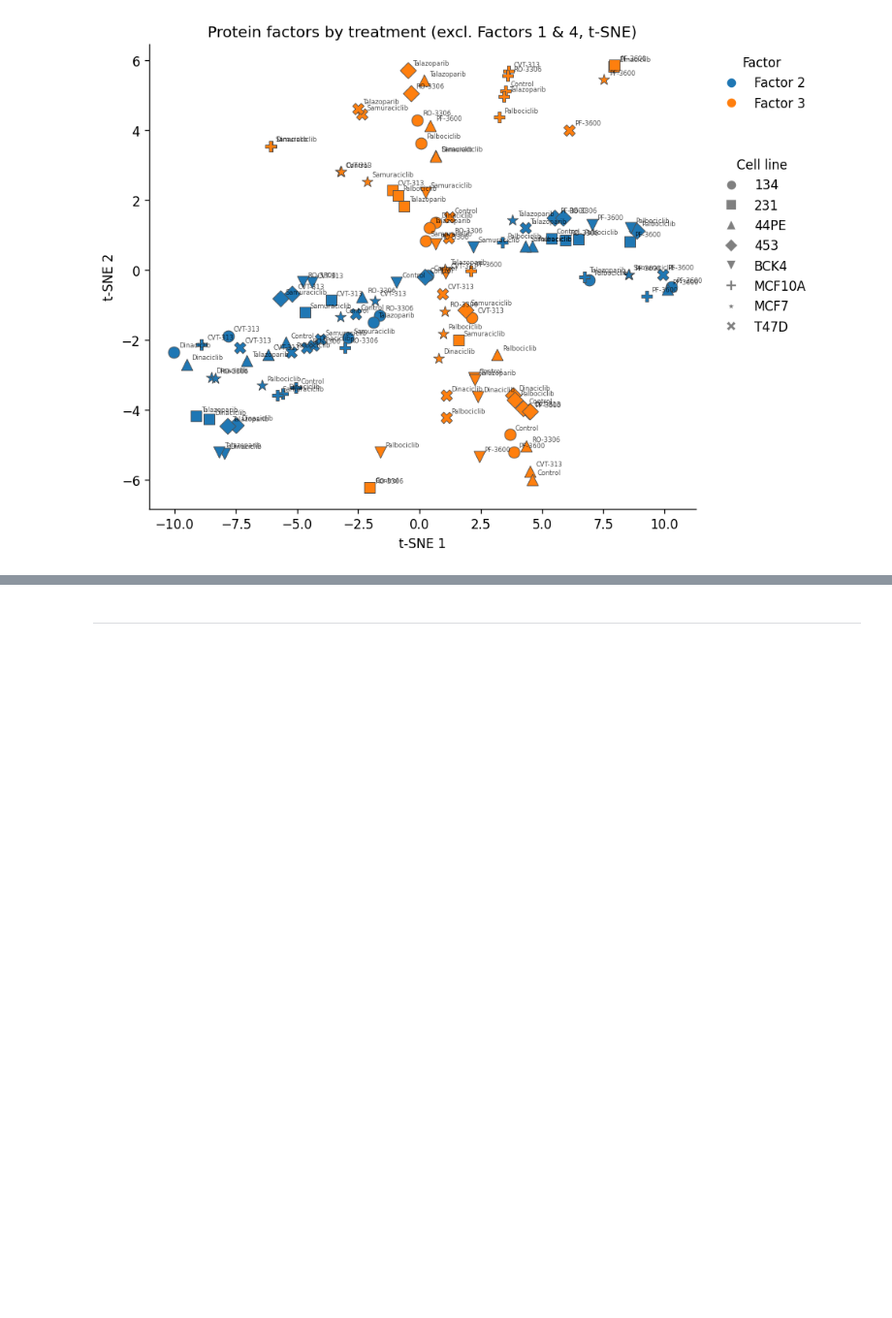
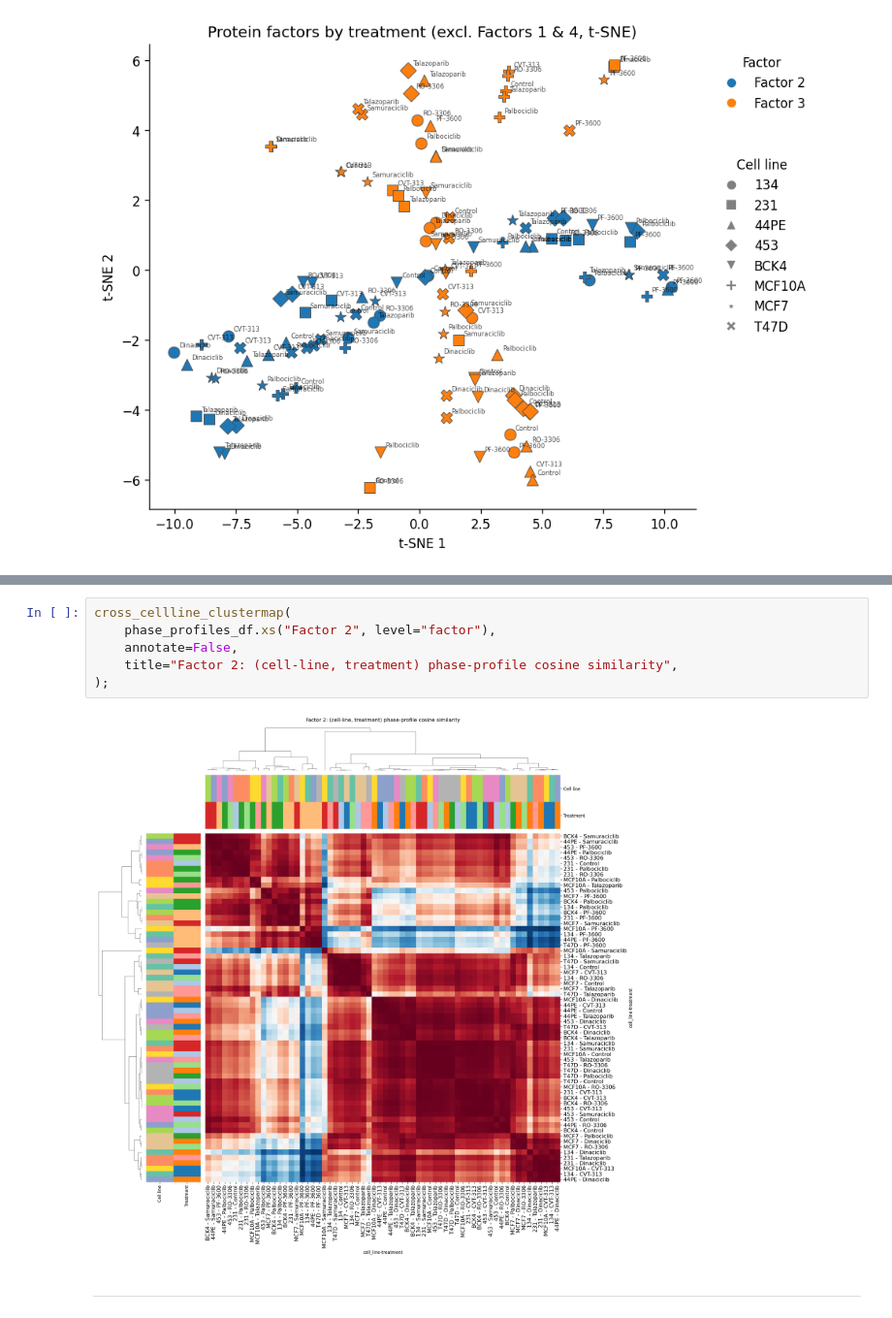
Before and after one commit to kaiwycik/tensors_and_cell_cycles, a Jupyter notebook: code/analysis__cross_cellline.ipynb, the cells around one changed output, grey strips where cells are left out. Shown at 97% size. Drawn from its saved outputs; the diff is of its cells as text; blank space fills up the shorter version.

```diff
--- a/code/analysis__cross_cellline.ipynb
+++ b/code/analysis__cross_cellline.ipynb
@@ -149,2 +173,10 @@ cross_cellline_embedding(
+# %%
+cross_cellline_clustermap(
+    phase_profiles_df.xs("Factor 2", level="factor"),
+    annotate=False,
+    title="Factor 2: (cell-line, treatment) phase-profile cosine similarity",
+);
+# %% [output]
+[figure, added]
 # %% [markdown]
 ---
```
Also changed, not shown: parts of 4 cells of this notebook, 2 other files.
